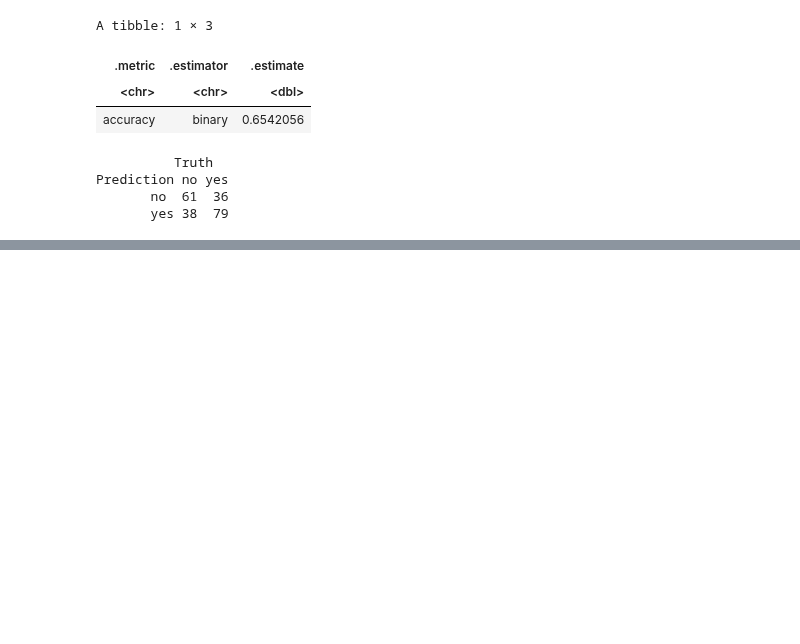
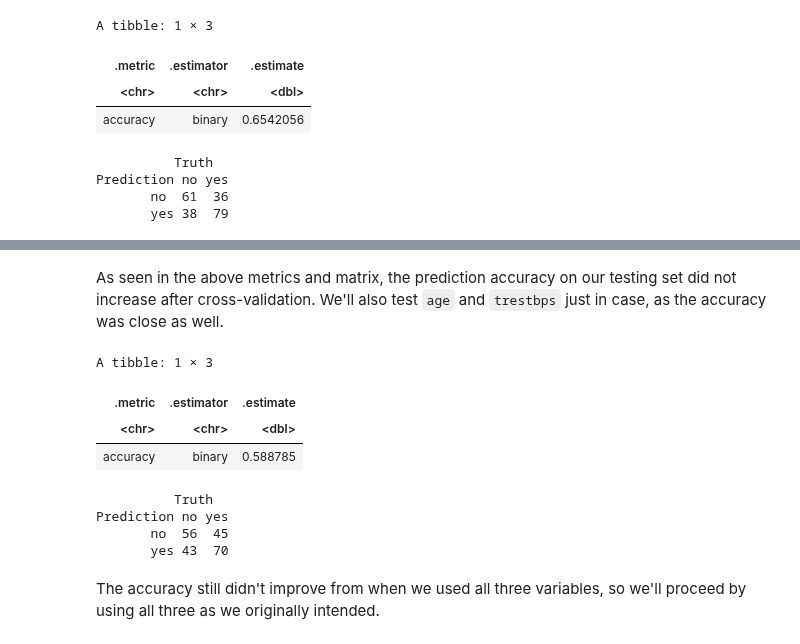
Before and after one commit to tashijain/DSCI100GroupProject, a Jupyter notebook: group_project_proposal.ipynb, the cells around one changed output, grey strips where cells are left out. Cells and saved outputs as stored; diff of their text form; code cells hidden in the pictures; blank space fills up the shorter version.

```diff
--- a/group_project_proposal.ipynb
+++ b/group_project_proposal.ipynb
@@ -580,0 +621,35 @@ Prediction no yes
+# %% [markdown]
+As seen in the above metrics and matrix, the prediction accuracy on our testing set did not increase after cross-validation. We'll also test `age` and `trestbps` just in case, as the accuracy was close as well.
+# %%
+#Prediction for age + chol with 9 neighbours
+set.seed(3456)
+knn_spec_9 <- nearest_neighbor(weight_func = "rectangular", neighbors = 9) %>%
+  set_engine("kknn") %>%
+  set_mode("classification")
+
+hd_fit3 <- workflow () %>%
+                  add_recipe(hd_recipe3) %>%
+                  add_model(knn_spec_9) %>%
+                  fit(data = heart_disease_data_train)
+
+hd_test_predictions3 <- predict(hd_fit3, heart_disease_data_test) %>%
+  bind_cols(heart_disease_data_test)
+
+hd_metrics3 <- hd_test_predictions3 %>%
+                metrics(truth = presence_yn, estimate = .pred_class) %>%
+                filter(.metric == "accuracy")
+hd_conf_mat3 <- hd_test_predictions3 %>%
+                        conf_mat(truth = presence_yn, estimate = .pred_class)
+hd_metrics3
+hd_conf_mat3
+# %% [output]
+A tibble: 1 × 3
+| .metric | .estimator | .estimate |
+| <chr> | <chr> | <dbl> |
+| accuracy | binary | 0.588785 |
+          Truth
+Prediction no yes
+       no  56  45
+       yes 43  70
+# %% [markdown]
+The accuracy still didn't improve from when we used all three variables, so we'll proceed by using all three as we originally intended.
```
Also changed, not shown: parts of 21 cells of this notebook.
